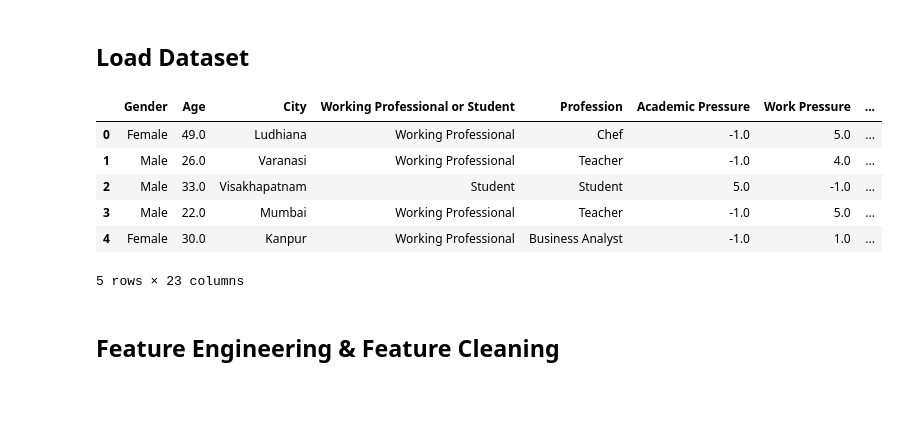
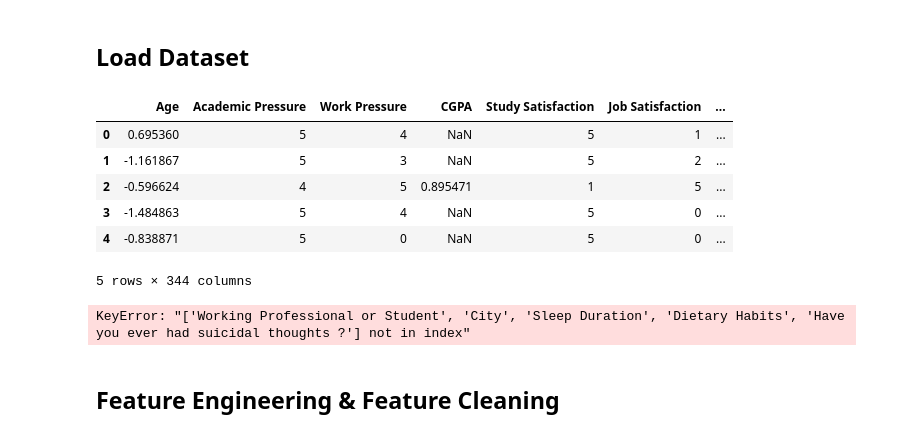
Before and after one commit to ktxdev/mind-matters, a Jupyter notebook: notebooks/feature_engineering.ipynb, the cells around one changed output. Saved outputs shown, nothing was run; the diff lists cells and outputs as text; code cells hidden in the pictures; blank space fills up the shorter version.

```diff
--- a/notebooks/feature_engineering.ipynb
+++ b/notebooks/feature_engineering.ipynb
@@ -13,16 +13,23 @@ from sklearn.model_selection import StratifiedKFold
 # %% [markdown]
 ## Load Dataset
 # %%
-data = pd.read_csv("https://raw.githubusercontent.com/ktxdev/mind-matters/refs/heads/master/data/cleaned/train.csv")
+data = pd.read_csv("/Users/ktxdev/Developer/mind-matters/data/cleaned/train.csv")
 data.head()
 # %% [output]
-|  | Gender | Age | City | Working Professional or Student | Profession | Academic Pressure | Work Pressure | ... |
-| 0 | Female | 49.0 | Ludhiana | Working Professional | Chef | -1.0 | 5.0 | ... |
-| 1 | Male | 26.0 | Varanasi | Working Professional | Teacher | -1.0 | 4.0 | ... |
-| 2 | Male | 33.0 | Visakhapatnam | Student | Student | 5.0 | -1.0 | ... |
-| 3 | Male | 22.0 | Mumbai | Working Professional | Teacher | -1.0 | 5.0 | ... |
-| 4 | Female | 30.0 | Kanpur | Working Professional | Business Analyst | -1.0 | 1.0 | ... |
+|  | Age | Academic Pressure | Work Pressure | CGPA | Study Satisfaction | Job Satisfaction | ... |
+| 0 | 0.695360 | 5 | 4 | NaN | 5 | 1 | ... |
+| 1 | -1.161867 | 5 | 3 | NaN | 5 | 2 | ... |
+| 2 | -0.596624 | 4 | 5 | 0.895471 | 1 | 5 | ... |
+| 3 | -1.484863 | 5 | 4 | NaN | 5 | 0 | ... |
+| 4 | -0.838871 | 5 | 0 | NaN | 5 | 0 | ... |
-5 rows × 23 columns
+5 rows × 344 columns
+# %%
+data = data[['Age', 'Working Professional or Student', 'Academic Pressure', 'City', 'Work Pressure', 'Job Satisfaction', 'Sleep Duration',
+             'Dietary Habits', 'Have you ever had suicidal thoughts ?', 'Work/Study Hours', 'Financial Stress',
+             'Academic Pressure Applicable', 'Work Pressure Applicable', 'Job Satisfaction Applicable', 'Depression']]
+data.head()
+# %% [output]
+KeyError: "['Working Professional or Student', 'City', 'Sleep Duration', 'Dietary Habits', 'Have you ever had suicidal thoughts ?'] not in index"
 # %% [markdown]
 ## Feature Engineering & Feature Cleaning
 # %%
```
Also changed, not shown: parts of 11 cells of this notebook, 6 other files.
